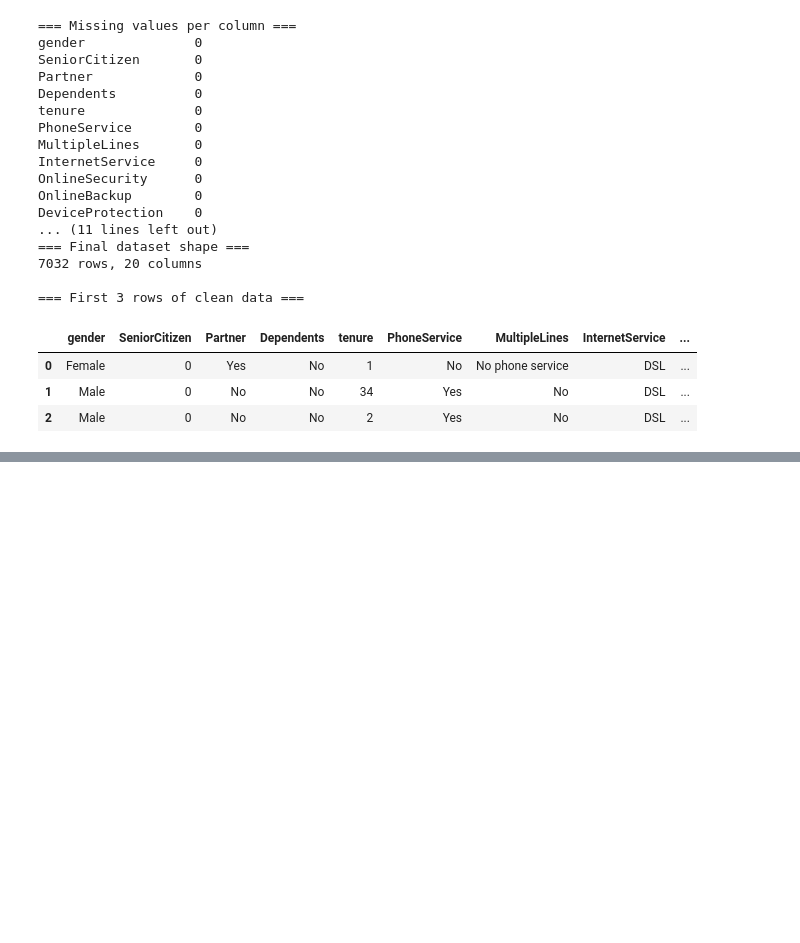
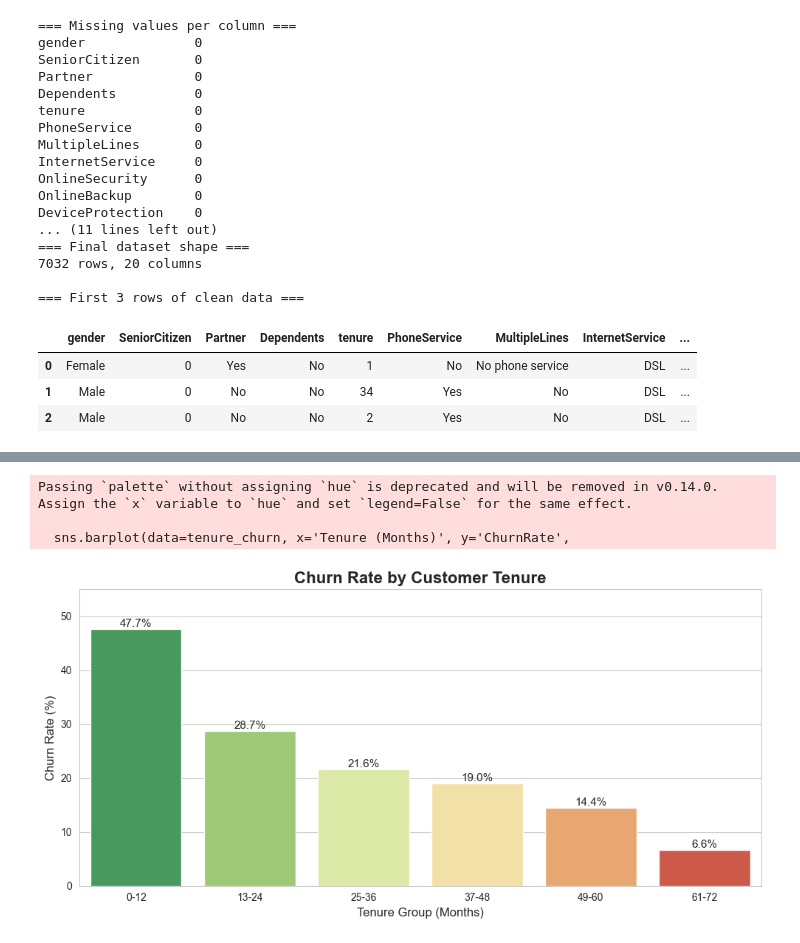
Before and after one commit to adamfaik/churn-prediction, a Jupyter notebook: churn_analysis.ipynb, the cells around one changed output, grey strips where cells are left out. Drawn from its saved outputs; the diff is of its cells as text; code cells hidden in the pictures; blank space fills up the shorter version.

```diff
--- a/churn_analysis.ipynb
+++ b/churn_analysis.ipynb
@@ -219,0 +289,38 @@ DeviceProtection    0
+# %%
+# --- Chart 3: Churn by Tenure ---
+
+fig, ax = plt.subplots(figsize=(10, 5))
+
+# Instead of individual months, we'll group tenure into buckets
+# pd.cut() divides a continuous number into labeled categories
+df['tenure_group'] = pd.cut(df['tenure'],
+                             bins=[0, 12, 24, 36, 48, 60, 72],
+                             labels=['0-12', '13-24', '25-36',
+                                     '37-48', '49-60', '61-72'])
+
+# Calculate churn rate per tenure group
+tenure_churn = df.groupby('tenure_group', observed=True)['Churn'].mean().mul(100).reset_index()
+tenure_churn.columns = ['Tenure (Months)', 'ChurnRate']
+
+# Draw the bar chart
+sns.barplot(data=tenure_churn, x='Tenure (Months)', y='ChurnRate',
+            palette='RdYlGn_r', ax=ax)  # red=high churn, green=low churn
+
+# Add percentage labels
+for p in ax.patches:
+    ax.annotate(f'{p.get_height():.1f}%',
+                (p.get_x() + p.get_width()/2, p.get_height()),
+                ha='center', va='bottom', fontsize=11)
+
+ax.set_title('Churn Rate by Customer Tenure', fontsize=16, fontweight='bold')
+ax.set_xlabel('Tenure Group (Months)', fontsize=12)
+ax.set_ylabel('Churn Rate (%)', fontsize=12)
+ax.set_ylim(0, 55)
+
+plt.tight_layout()
+plt.show()
+# %% [output]
+Passing `palette` without assigning `hue` is deprecated and will be removed in v0.14.0. Assign the `x` variable to `hue` and set `legend=False` for the same effect.
+
+  sns.barplot(data=tenure_churn, x='Tenure (Months)', y='ChurnRate',
+[figure, added]
```
Also changed, not shown: parts of 5 cells of this notebook.
